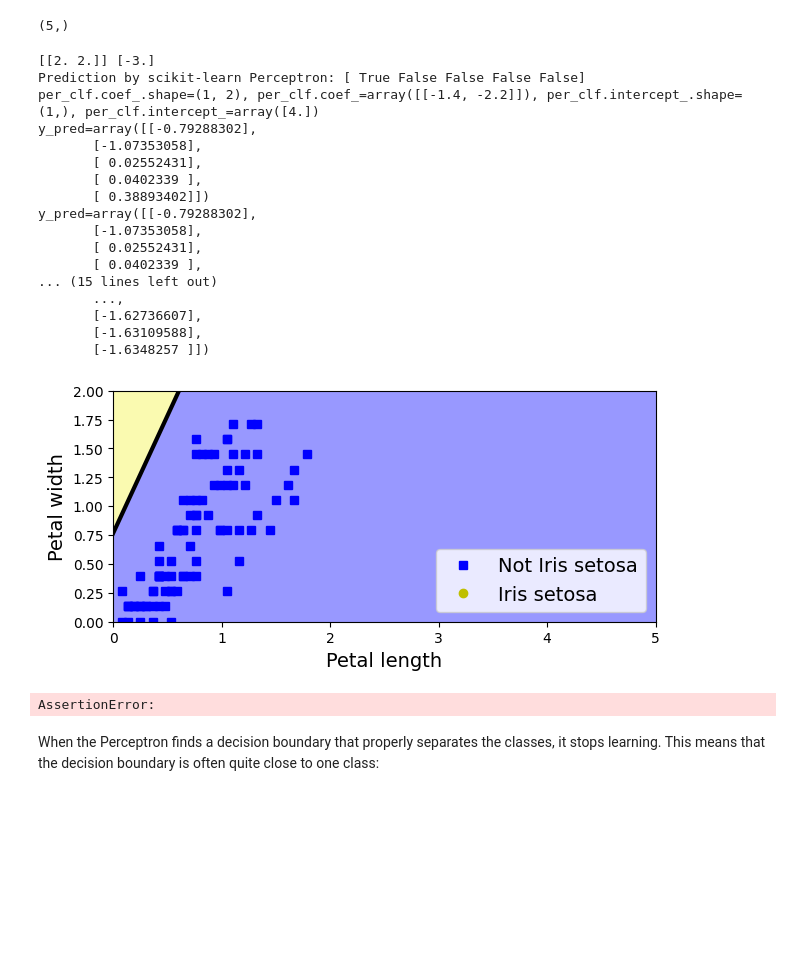
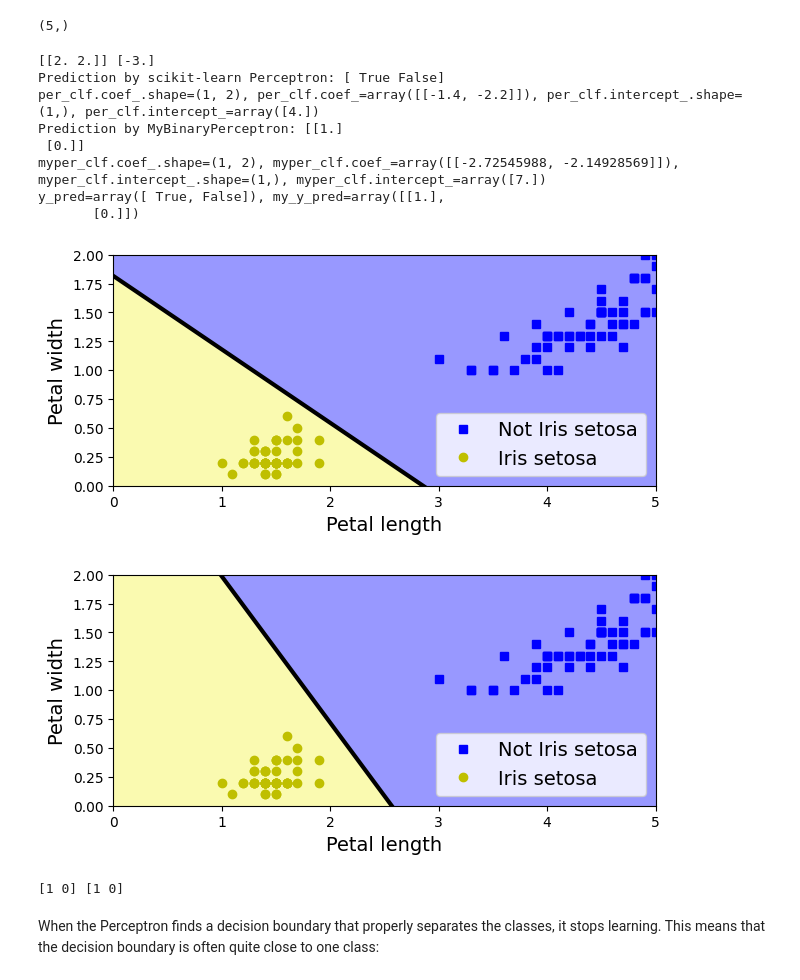
Before and after one commit to niuers/handson-mlp, a Jupyter notebook: 09_artificial_neural_networks.ipynb, the cells around one changed output. Drawn from its saved outputs; the diff is of its cells as text; code cells hidden in the pictures; blank space fills up the shorter version.

```diff
--- a/09_artificial_neural_networks.ipynb
+++ b/09_artificial_neural_networks.ipynb
@@ -130,28 +130,39 @@ class MyBinaryPerceptron:
         std = np.std(X[:, di])
         X[:, di] = (X[:, di] - meani) / std
 
-    def fit(self, X, y):
-        self.normalize(X)
+    def fit(self, X_orig, y):
+        X = X_orig.copy()
+        # self.normalize(X)
         self.features_ = X.shape[1]
         self.intercept_ = np.zeros(1)
         # self.coef_ = np.zeros(self.features_)
         self.coef_ = self.rng_.rand(self.features_)
+        self.coef_ = self.coef_.reshape(1, -1)
         n = X.shape[0]
         y = np.array(y)
         y = np.astype(y, int)
         y[y==0] = -1
         for _ in range(self.n_iter):
             for xi, yi in zip(X, y):
-              y_hat = np.dot(xi, self.coef_) + self.intercept_
+              # print(f"Input xi: {xi}")
+              # print(f"Target yi: {yi}")
+              y_score = np.dot(xi, self.coef_[0, :]) + self.intercept_
+              # print(f"The calculated score: {y_score=}")
+              y_hat = np.sign(y_score)
+              # print(f"The predicted label: {y_hat=}")
               if y_hat*yi <= 0:
+                # print(f"coef_ before update: {self.coef_}")
+                # print(f"intercept before update: {self.intercept_}")
                 self.coef_ += self.eta * yi * xi
                 self.intercept_ += self.eta * yi
-        self.coef_ = self.coef_.reshape(1, -1)
+                # print(f"coef_ after update: {self.coef_}")
+                # print(f"intercept after update: {self.intercept_}")
+
         # self.intercept_ = self.intercept_.reshape(-1, 1)
 
     def predict(self, X):
         y_pred = X @ self.coef_.T + self.intercept_
-        print(f"{y_pred=}")
+        # print(f"{y_pred=}")
         y_pred = np.sign(y_pred)
         y_pred[y_pred==-1] = 0
         return y_pred
@@ -177,8 +188,8 @@ X=iris.data[["petal length (cm)", "petal width (cm)"]].values
 y = (iris.target==0) # Iris setosa
 per_clf = Perceptron(random_state=42)
 per_clf.fit(X, y)
-# X_new = [[2,0.5], [3, 1]]
-X_new = [[2,0.5], [3, 1], [3,7], [0.5, 2], [3.5, 10]]
+X_new = [[2,0.5], [3, 1]]
+# X_new = [[2,0.5], [3, 1], [3,7], [0.5, 2], [3.5, 10]]
 y_pred = per_clf.predict(X_new)
 print(f"Prediction by scikit-learn Perceptron: {y_pred}")
 print(f"{per_clf.coef_.shape=}, {per_clf.coef_=}, {per_clf.intercept_.shape=}, {per_clf.intercept_=}")
@@ -193,7 +204,7 @@ assert (sgd_clf.intercept_ == per_clf.intercept_).all()
 
 
 # My Implementation prediction
-myper_clf = MyBinaryPerceptron(n_iter=1000)
+myper_clf = MyBinaryPerceptron(eta=1, n_iter=1000)
 myper_clf.fit(X, y)
 
 my_y_pred = myper_clf.predict(X_new) # This is still using the scikit-learn perceptron
@@ -206,51 +217,45 @@ print(f"{y_pred=}, {my_y_pred=}")
 
 def plot_perceptron_decision_boundary(clf, X, y, axes=[0, 5, 0, 2]):
     a = - clf.coef_[0, 0]  / clf.coef_[0, 1]
     b = - clf.intercept_ / clf.coef_[0, 1]
     x0, x1 = np.meshgrid(
         np.linspace(axes[0], axes[1], 500).reshape(-1, 1),
         np.linspace(axes[2], axes[3], 200).reshape(-1, 1))
     X_new = np.c_[x0.ravel(), x1.ravel()]
     y_predict = clf.predict(X_new)
     zz = y_predict.reshape(x0.shape)
     custom_cmap = ListedColormap(['#9898ff', '#fafab0'])
 
     plt.figure(figsize=(7, 3))
     plt.plot(X[y == 0, 0], X[y == 0, 1], "bs", label="Not Iris setosa")
     plt.plot(X[y == 1, 0], X[y == 1, 1], "yo", label="Iris setosa")
     plt.plot([axes[0], axes[1]], [a * axes[0] + b, a * axes[1] + b], "k-",
             linewidth=3)
     plt.contourf(x0, x1, zz, cmap=custom_cmap)
     plt.xlabel("Petal length")
     plt.ylabel("Petal width")
     plt.legend(loc="lower right")
     plt.axis(axes)
     plt.show()
 
+plot_perceptron_decision_boundary(per_clf, X, y)
 plot_perceptron_decision_boundary(myper_clf, X, y)
-assert (my_y_pred == np.astype(y_pred, int)).all()
+# print(np.astype(y_pred, int), np.astype(my_y_pred.flatten(), int))
+assert (np.astype(my_y_pred.flatten(), int) == np.astype(y_pred, int)).all()
 # assert (myper_clf.w_ == per_clf.coef_).all()
 # assert (myper_clf.b_ == per_clf.intercept_).all()
 # %% [output]
 [[2. 2.]] [-3.]
-Prediction by scikit-learn Perceptron: [ True False False False False]
+Prediction by scikit-learn Perceptron: [ True False]
 per_clf.coef_.shape=(1, 2), per_clf.coef_=array([[-1.4, -2.2]]), per_clf.intercept_.shape=(1,), per_clf.intercept_=array([4.])
-y_pred=array([[-0.79288302],
-       [-1.07353058],
-       [ 0.02552431],
-       [ 0.0402339 ],
-       [ 0.38893402]])
-y_pred=array([[-0.79288302],
-       [-1.07353058],
-       [ 0.02552431],
-       [ 0.0402339 ],
-... (15 lines left out)
-       ...,
-       [-1.62736607],
-       [-1.63109588],
-       [-1.6348257 ]])
+Prediction by MyBinaryPerceptron: [[1.]
+ [0.]]
+myper_clf.coef_.shape=(1, 2), myper_clf.coef_=array([[-2.72545988, -2.14928569]]), myper_clf.intercept_.shape=(1,), myper_clf.intercept_=array([7.])
+y_pred=array([ True, False]), my_y_pred=array([[1.],
+       [0.]])
-[figure, old version]
+[figure, new version]
+[figure, added]
-AssertionError:
+[1 0] [1 0]
 # %% [markdown]
 When the Perceptron finds a decision boundary that properly separates the classes, it stops learning. This means that the decision boundary is often quite close to one class:
 # %%
```
